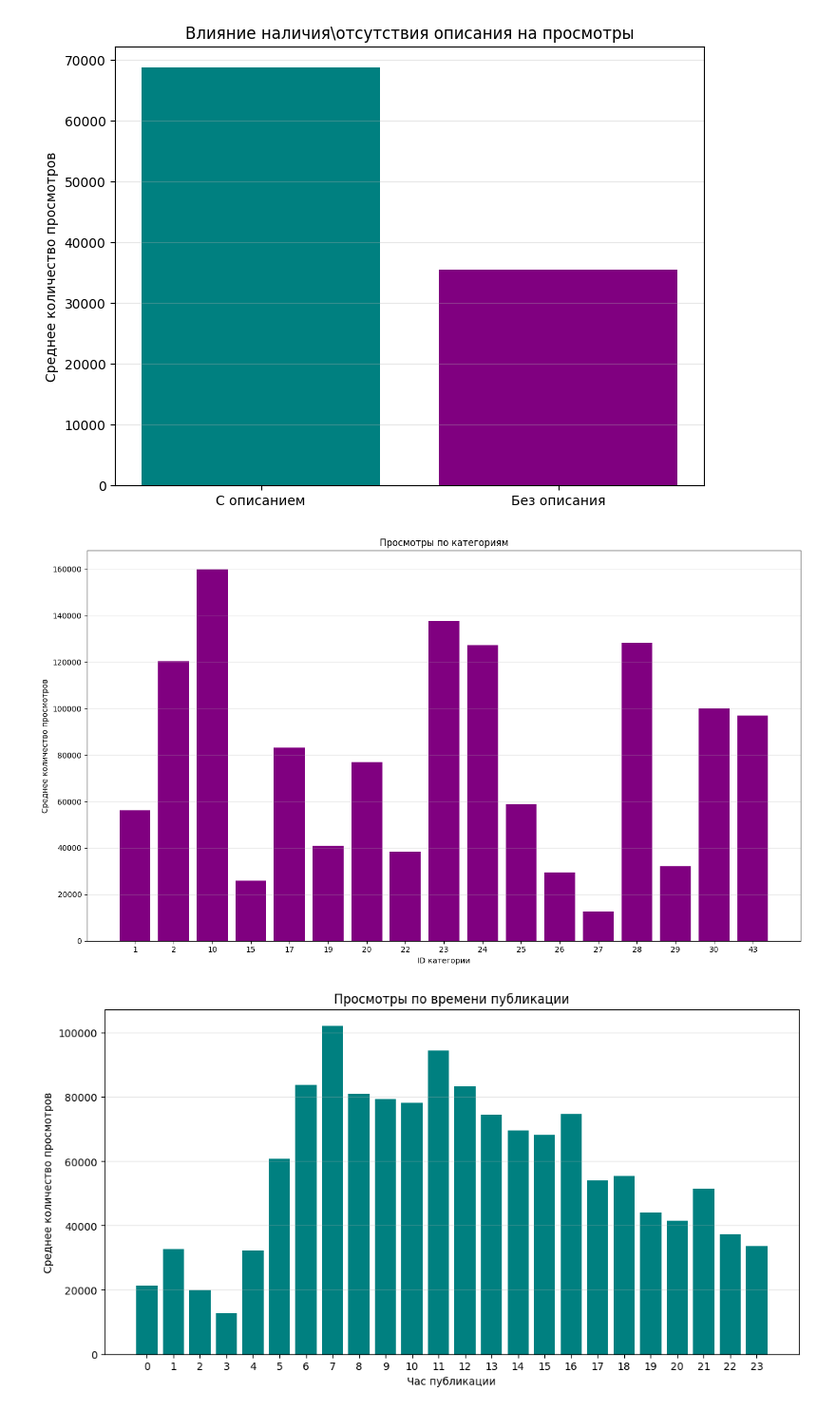
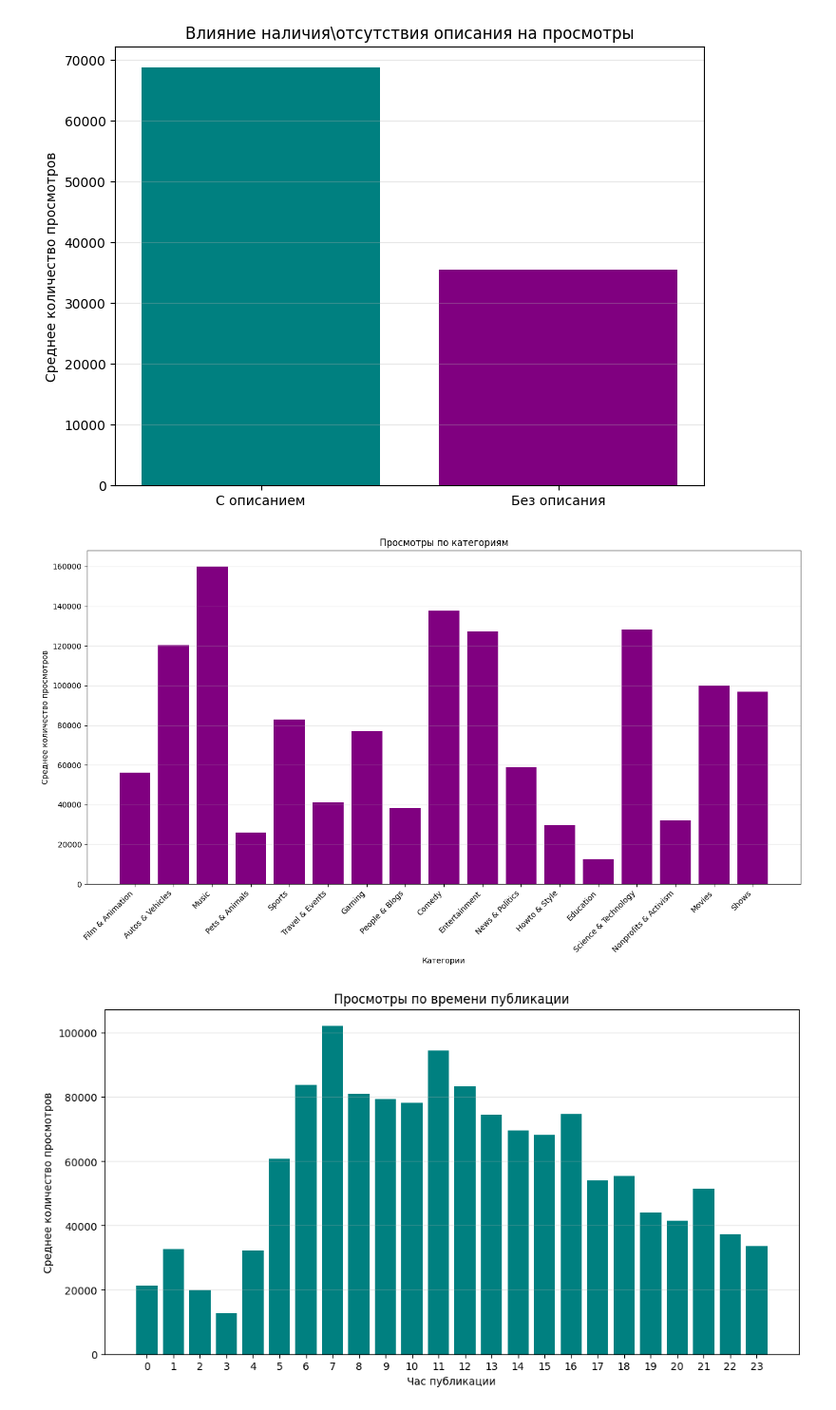
Before and after one commit to ChesanchesPt/Data-Science-proj, a Jupyter notebook: data-science-proj.ipynb, the cells around one changed output. Shown: that part at 95% size. Drawn from its saved outputs; the diff is of its cells as text; code cells hidden in the pictures.

Commit message:
Kaggle Notebook | Data Science proj | Version 4

```diff
--- a/data-science-proj.ipynb
+++ b/data-science-proj.ipynb
@@ -74,6 +74,26 @@ df.describe()
 | 50% | 22.000000 | 6.631600e+04 | 1.880000e+03 | 128.000000 | 309.000000 |
 | 75% | 25.000000 | 1.951310e+05 | 7.791000e+03 | 586.000000 | 1107.000000 |
 | max | 43.000000 | 6.279639e+07 | 4.470923e+06 | 884967.000000 | 905925.000000 |
+# %%
+category_names = {
+    1: "Film & Animation",
+    2: "Autos & Vehicles",
+    10: "Music",
+    15: "Pets & Animals",
+    17: "Sports",
+    19: "Travel & Events",
+    20: "Gaming",
+    22: "People & Blogs",
+    23: "Comedy",
+    24: "Entertainment",
+    25: "News & Politics",
+    26: "Howto & Style",
+    27: "Education",
+    28: "Science & Technology",
+    29: "Nonprofits & Activism",
+    30: "Movies",
+    43: "Shows"
+}
 # %% [markdown]
 ## Корреляция параметров
 # %%
@@ -103,7 +123,7 @@ df['tags_count'] = df['tags'].apply(lambda x: len(x.split('|')))
 # %% [markdown]
 Добавим колонки с рейтингом вовлеченности и соотношением лайков к дизлайкам
 # %%
-df['engagement_ratio'] = ((df['likes'] + df['comment_count'] + df['dislikes'])/ df['views'])
+df['total_interactions'] = df['likes'] + df['comment_count'] + df['dislikes']
 df['like_dislike_ratio'] = df['likes'] / (df['dislikes'] + 1)
 # %% [markdown]
 Добавим колонки с количеством слов в описании и наличием ссылок, также добавим специальную колонку для выделения видео без описаний
@@ -130,20 +150,23 @@ plt.show()
 # %%
 category_groups = df.groupby('category_id')['views'].median().reset_index()
 
+category_groups['category_name'] = category_groups['category_id'].map(category_names)
+
 plt.figure(figsize=(14, 8))
 plt.bar(
-    category_groups['category_id'].astype(str),  # Convert to string
+    category_groups['category_name'],
     category_groups['views'],
     color='purple'
 )
-plt.xlabel('ID категории')
+plt.xlabel('Категории')
 plt.ylabel('Среднее количество просмотров')
 plt.title('Просмотры по категориям')
+plt.xticks(rotation=45, ha='right')
 plt.grid(axis='y', alpha=0.3)
 plt.tight_layout()
 plt.show()
 # %% [output]
-[figure, old version]
+[figure, new version]
 # %%
 hour_groups = df.groupby('publish_hour')['views'].median().reset_index()
 
```
Also changed, not shown: parts of 2 cells of this notebook.
